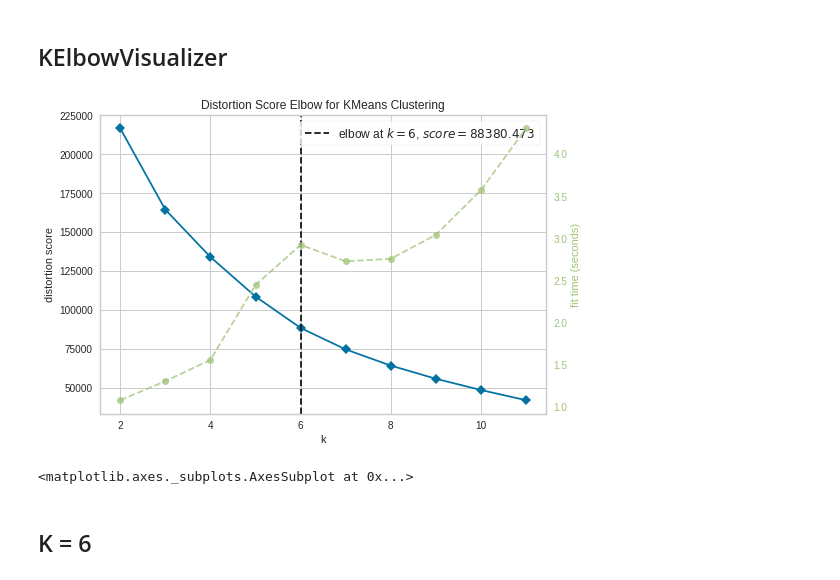
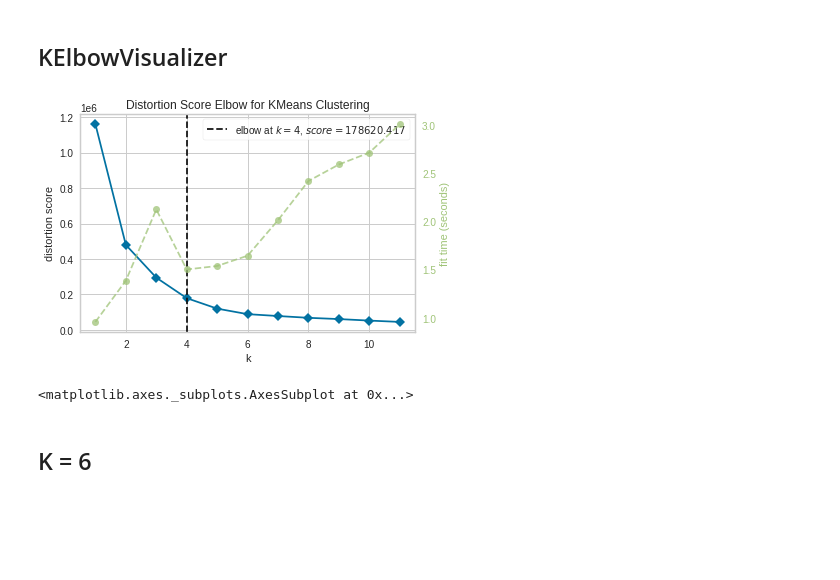
Before and after one commit to ddaddaradda/DL, a Jupyter notebook: k_means_cluster_v3.ipynb, the cells around one changed output. Drawn from its saved outputs; the diff is of its cells as text; code cells hidden in the pictures; blank space fills up the shorter version.

```diff
--- a/k_means_cluster_v3.ipynb
+++ b/k_means_cluster_v3.ipynb
@@ -96,12 +96,12 @@ from sklearn.cluster import KMeans
 # %%
 from yellowbrick.cluster import KElbowVisualizer
 
 model = KMeans()
-visualizer = KElbowVisualizer(model, k=(2,12))
+visualizer = KElbowVisualizer(model, k=(1,12))
 visualizer.fit(k6_df)
 visualizer.show()
 # %% [output]
-[figure, old version]
+[figure, new version]
 <matplotlib.axes._subplots.AxesSubplot at 0x...>
 # %% [markdown]
 ## K = 6
```
